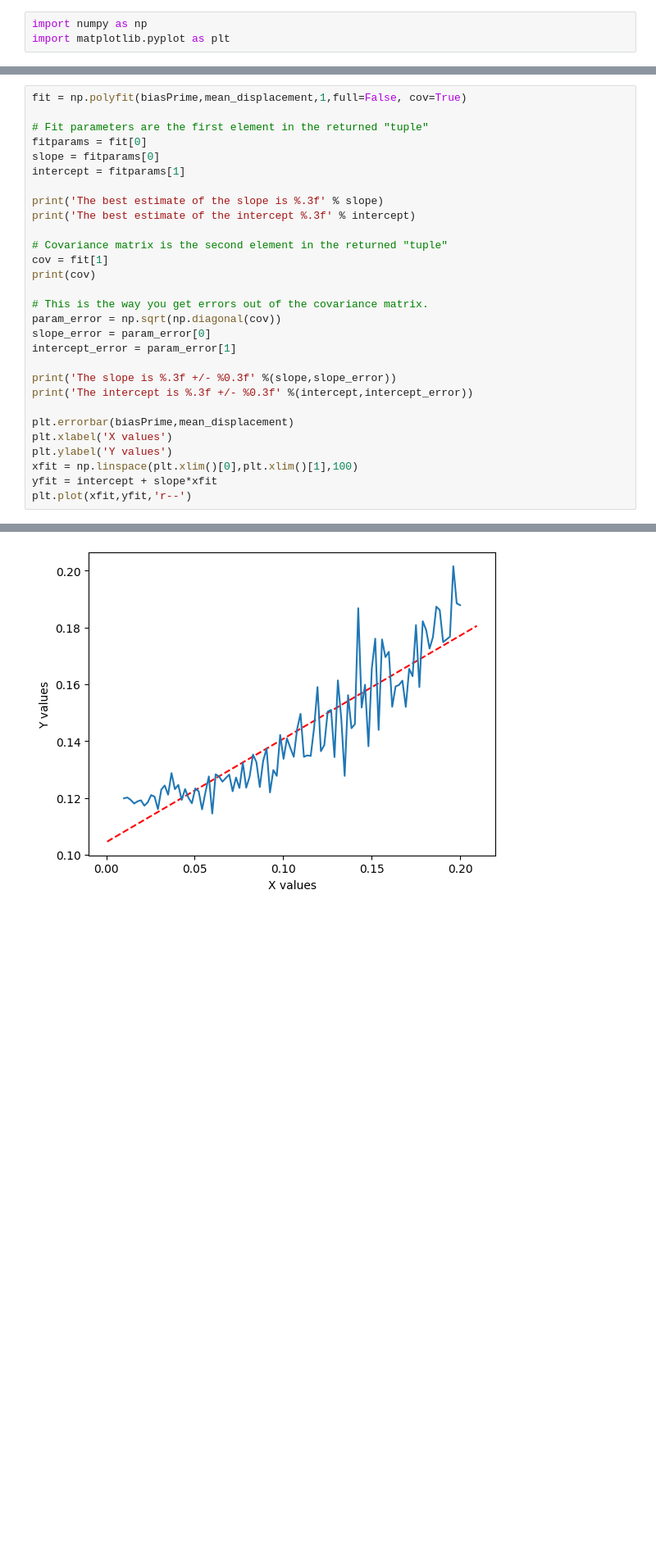
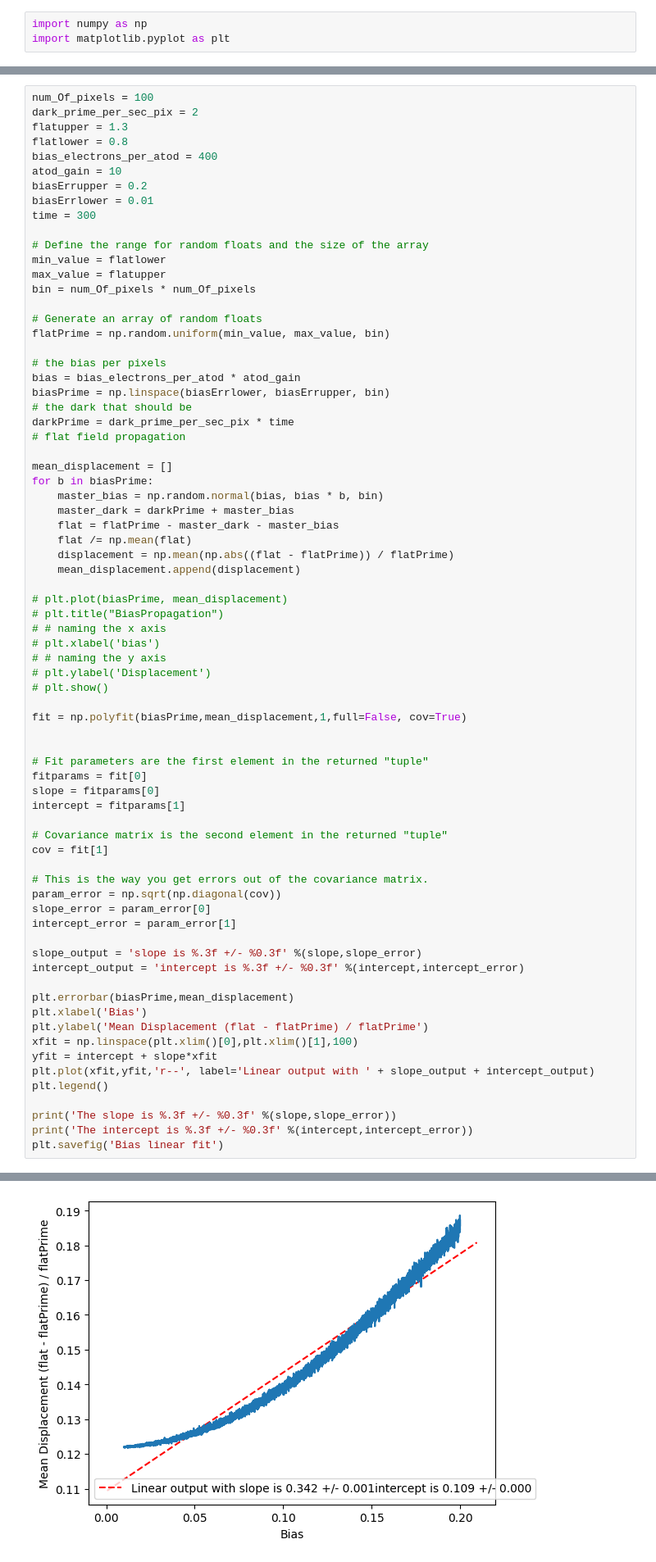
Before and after one commit to Voluptatemn/AstroResearch, a Jupyter notebook: BiasErrorProp.ipynb, the cells around one changed output, grey strips where cells are left out. Shown at 82% size. Saved outputs shown, nothing was run; the diff lists cells and outputs as text; blank space fills up the shorter version.

```diff
--- a/BiasErrorProp.ipynb
+++ b/BiasErrorProp.ipynb
@@ -56,30 +8,74 @@ plt.show()
 # %%
+num_Of_pixels = 100
+dark_prime_per_sec_pix = 2
+flatupper = 1.3
+flatlower = 0.8
+bias_electrons_per_atod = 400
+atod_gain = 10
+biasErrupper = 0.2
+biasErrlower = 0.01
+time = 300
+
+# Define the range for random floats and the size of the array
+min_value = flatlower
+max_value = flatupper
+bin = num_Of_pixels * num_Of_pixels
+
+# Generate an array of random floats
+flatPrime = np.random.uniform(min_value, max_value, bin)
+
+# the bias per pixels
+bias = bias_electrons_per_atod * atod_gain
+biasPrime = np.linspace(biasErrlower, biasErrupper, bin)
+# the dark that should be
+darkPrime = dark_prime_per_sec_pix * time
+# flat field propagation
+
+mean_displacement = []
+for b in biasPrime:
+    master_bias = np.random.normal(bias, bias * b, bin)
+    master_dark = darkPrime + master_bias
+    flat = flatPrime - master_dark - master_bias
+    flat /= np.mean(flat)
+    displacement = np.mean(np.abs((flat - flatPrime)) / flatPrime)
+    mean_displacement.append(displacement)
+
+# plt.plot(biasPrime, mean_displacement)
+# plt.title("BiasPropagation")
+# # naming the x axis
+# plt.xlabel('bias')
+# # naming the y axis
+# plt.ylabel('Displacement')
+# plt.show()
+
 fit = np.polyfit(biasPrime,mean_displacement,1,full=False, cov=True)
+
 
 # Fit parameters are the first element in the returned "tuple"
 fitparams = fit[0]
 slope = fitparams[0]
 intercept = fitparams[1]
 
-print('The best estimate of the slope is %.3f' % slope)
-print('The best estimate of the intercept %.3f' % intercept)
-
 # Covariance matrix is the second element in the returned "tuple"
 cov = fit[1]
-print(cov)
 
 # This is the way you get errors out of the covariance matrix.
 param_error = np.sqrt(np.diagonal(cov))
 slope_error = param_error[0]
 intercept_error = param_error[1]
 
+slope_output = 'slope is %.3f +/- %0.3f' %(slope,slope_error)
+intercept_output = 'intercept is %.3f +/- %0.3f' %(intercept,intercept_error)
+
+plt.errorbar(biasPrime,mean_displacement)
+plt.xlabel('Bias')
+plt.ylabel('Mean Displacement (flat - flatPrime) / flatPrime')
+xfit = np.linspace(plt.xlim()[0],plt.xlim()[1],100)
+yfit = intercept + slope*xfit
+plt.plot(xfit,yfit,'r--', label='Linear output with ' + slope_output + intercept_output)
+plt.legend()
+
 print('The slope is %.3f +/- %0.3f' %(slope,slope_error))
 print('The intercept is %.3f +/- %0.3f' %(intercept,intercept_error))
-
-plt.errorbar(biasPrime,mean_displacement)
-plt.xlabel('X values')
-plt.ylabel('Y values')
-xfit = np.linspace(plt.xlim()[0],plt.xlim()[1],100)
-yfit = intercept + slope*xfit
-plt.plot(xfit,yfit,'r--')
+plt.savefig('Bias linear fit')
 # %% [output]
@@ -93 +84 @@ The intercept is 0.104 +/- 0.002
-[figure, old version]
+[figure, new version]
```
Also changed, not shown: parts of 7 cells of this notebook, 3 other files.
